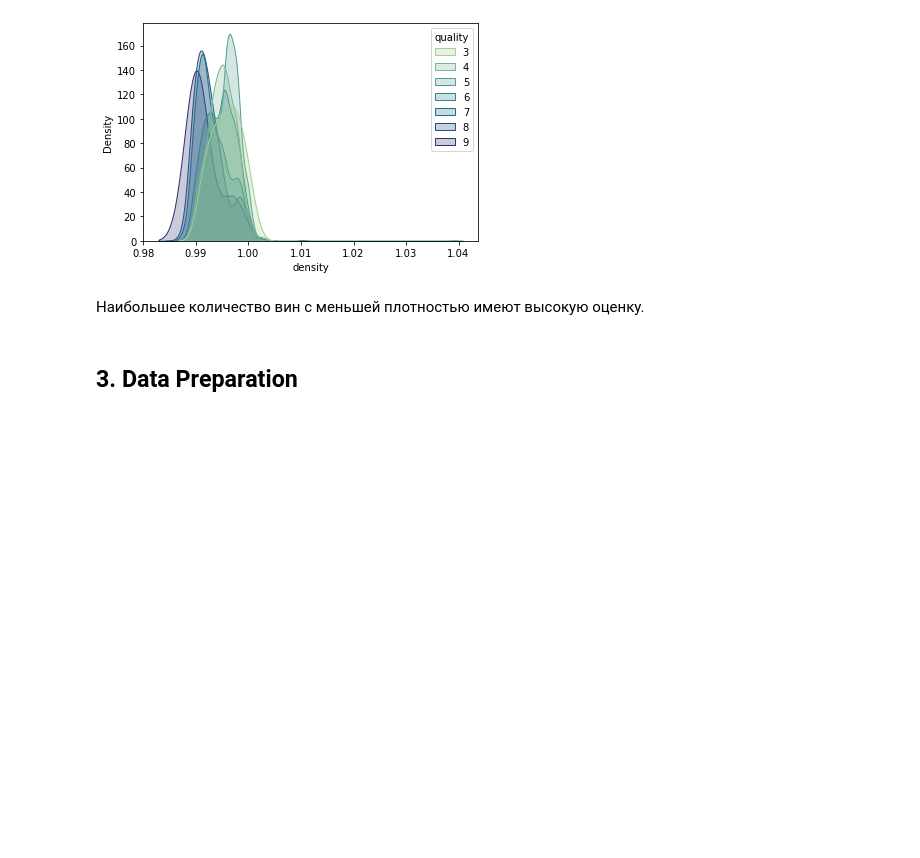
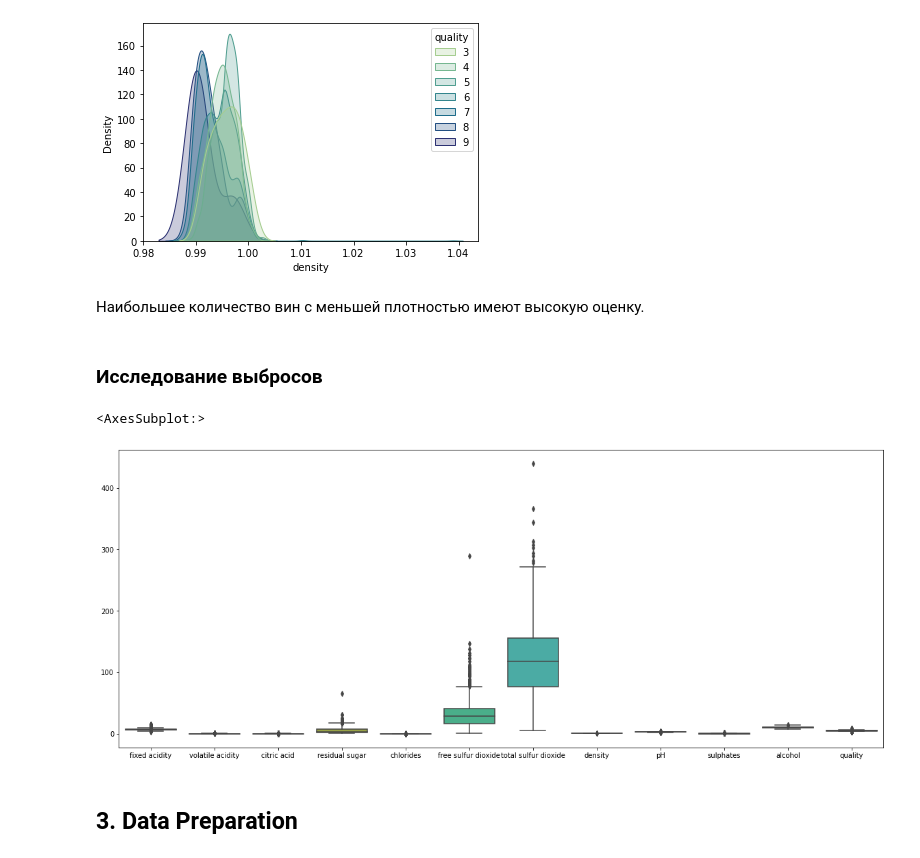
Before and after one commit to AndreyDS27/DS27, a Jupyter notebook: ZAK-5/Task_2_Методология_ведения_DS-проектов.ipynb, the cells around one changed output. Drawn from its saved outputs; the diff is of its cells as text; code cells hidden in the pictures; blank space fills up the shorter version.

```diff
--- a/ZAK-5/Task_2_Методология_ведения_DS-проектов.ipynb
+++ b/ZAK-5/Task_2_Методология_ведения_DS-проектов.ipynb
@@ -329,6 +329,14 @@ sns.kdeplot(data=df, x='density', hue='quality', fill=True, common_norm=False, p
 [figure]
 # %% [markdown]
 Наибольшее количество вин с меньшей плотностью имеют высокую оценку.
+# %% [markdown]
+### Исследование выбросов
+# %%
+plt.figure(figsize=(20,8))
+sns.boxplot(data=df)
+# %% [output]
+<AxesSubplot:>
+[figure, added]
 # %% [markdown]
 ## 3. Data Preparation
 # %% [markdown]
```
Also changed, not shown: parts of 33 cells of this notebook.
